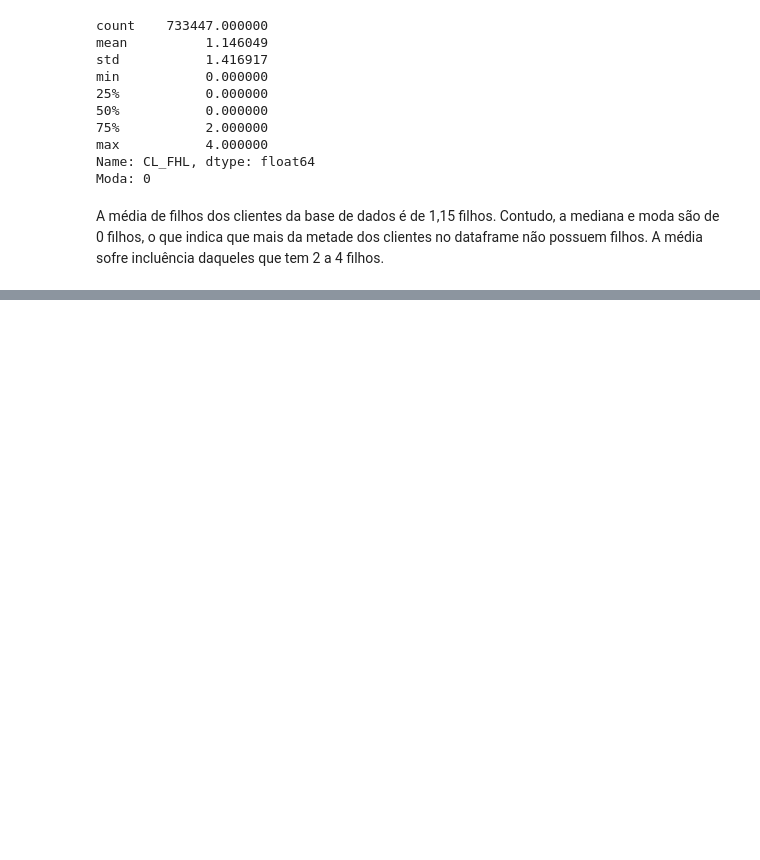
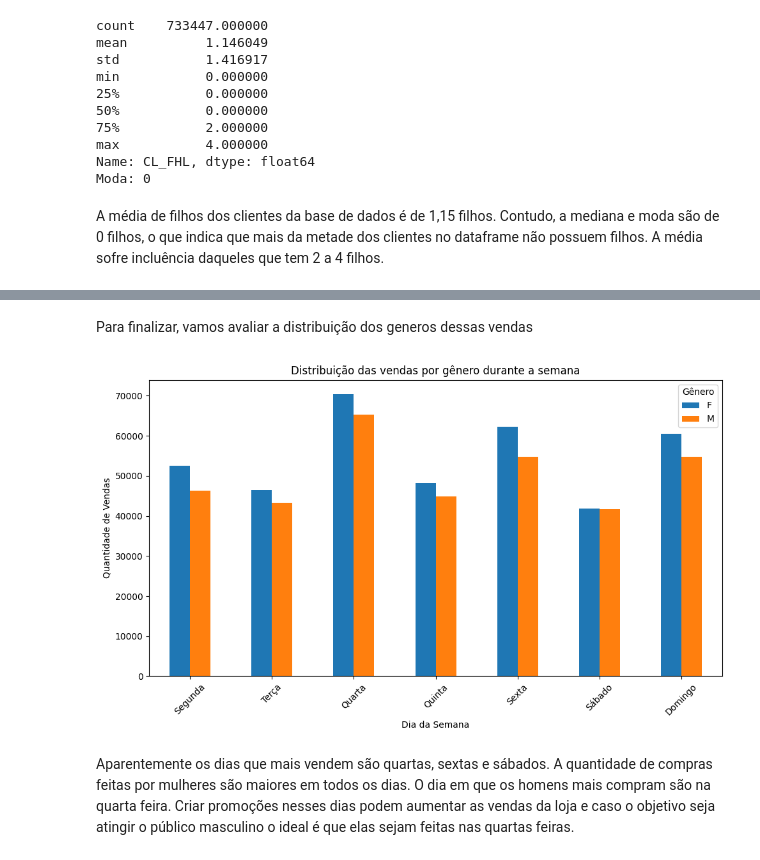
Before and after one commit to jpauleti/miniprojeto_JeanPauleti_T2, a Jupyter notebook: src/analise_varejo.ipynb, the cells around one changed output, grey strips where cells are left out. Saved outputs shown, nothing was run; the diff lists cells and outputs as text; code cells hidden in the pictures; blank space fills up the shorter version.

```diff
--- a/src/analise_varejo.ipynb
+++ b/src/analise_varejo.ipynb
@@ -253,0 +264,16 @@ A média sofre incluência daqueles que tem 2 a 4 filhos.
+# %%
+dias_semana = {
+    0: "Segunda",
+    1: "Terça",
+    2: "Quarta",
+    3: "Quinta",
+    4: "Sexta",
+    5: "Sábado",
+    6: "Domingo"
+}
+
+df["DIA_SEMANA"] = (
+    df["DATA"]
+    .dt.dayofweek
+    .map(dias_semana)
+)
@@ -253,0 +300,44 @@ A média sofre incluência daqueles que tem 2 a 4 filhos.
+# %% [markdown]
+Para finalizar, vamos avaliar a distribuição dos generos dessas vendas
+# %%
+genero_dia = pd.pivot_table(
+    df,
+    index="DIA_SEMANA",
+    columns="CL_GENERO",
+    values="CO_ID",
+    aggfunc="count",
+    fill_value=0
+)
+
+ordem = [
+    "Segunda",
+    "Terça",
+    "Quarta",
+    "Quinta",
+    "Sexta",
+    "Sábado",
+    "Domingo"
+]
+
+genero_dia = genero_dia.reindex(ordem)
+
+genero_dia.plot(
+    kind="bar",
+    figsize=(10, 6)
+)
+
+plt.title("Distribuição das vendas por gênero durante a semana")
+plt.xlabel("Dia da Semana")
+plt.ylabel("Quantidade de Vendas")
+plt.xticks(rotation=45)
+plt.legend(title="Gênero")
+plt.tight_layout()
+
+plt.show()
+# %% [output]
+[figure, added]
+# %% [markdown]
+Aparentemente os dias que mais vendem são quartas, sextas e sábados.
+A quantidade de compras feitas por mulheres são maiores em todos os dias.
+O dia em que os homens mais compram são na quarta feira.
+Criar promoções nesses dias podem aumentar as vendas da loja e caso o objetivo seja atingir o público masculino o ideal é que elas sejam feitas nas quartas feiras.
```
Also changed, not shown: parts of 6 cells of this notebook.
